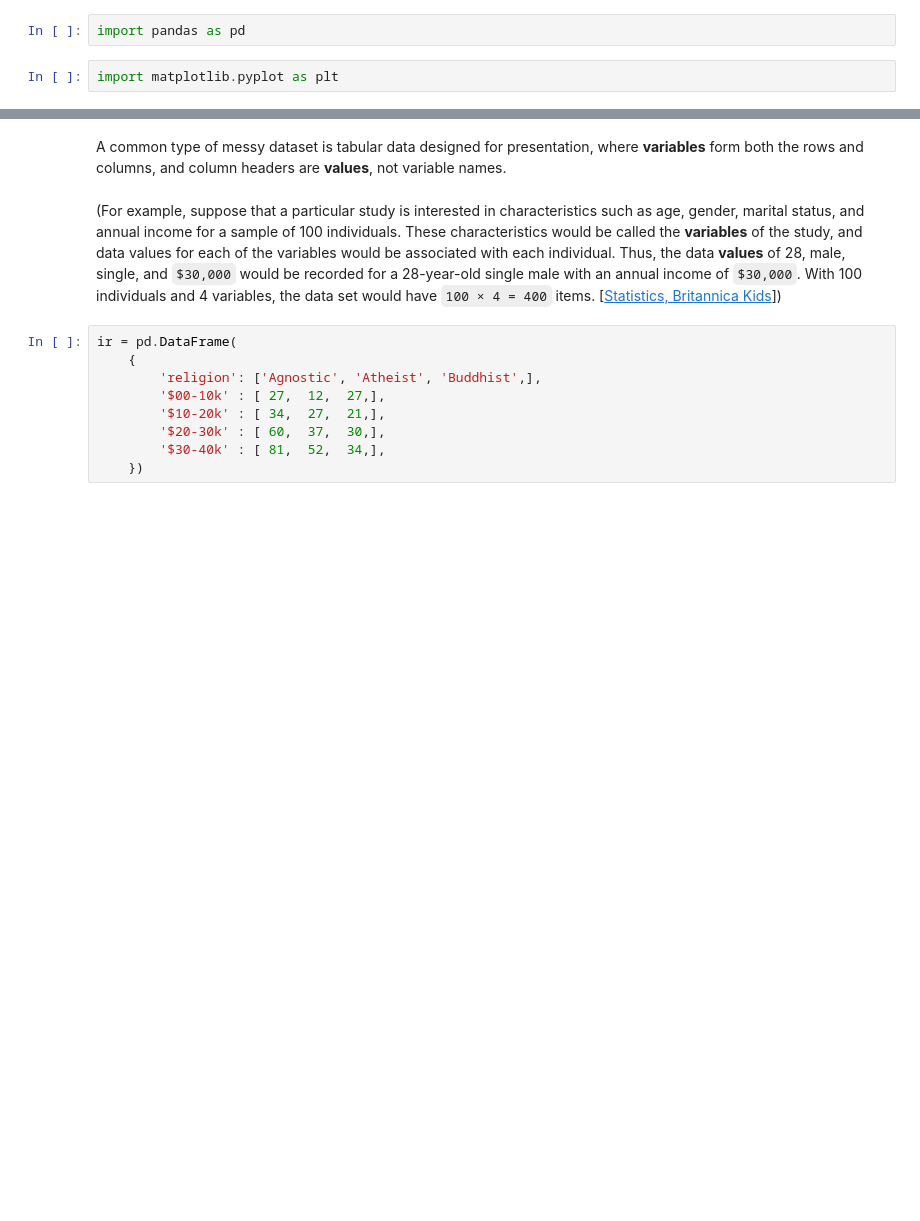
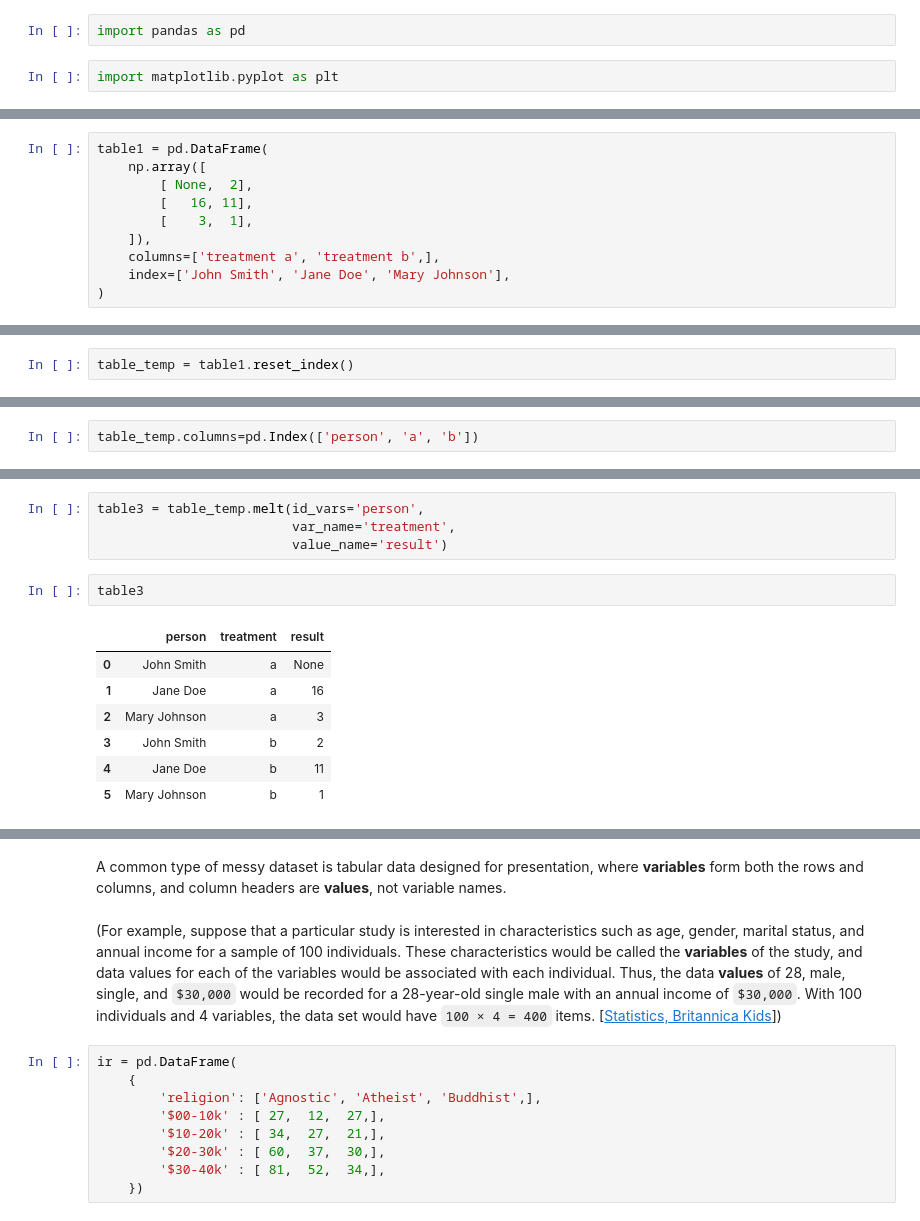
Before and after one commit to toshiro-en-miyamoto/dsci, a Jupyter notebook: basics/tidying-data.ipynb, the cells around one changed output, grey strips where cells are left out. Saved outputs shown, nothing was run; the diff lists cells and outputs as text; blank space fills up the shorter version.

Commit message:
defining tidy data

```diff
--- a/basics/tidying1.ipynb
+++ b/basics/tidying-data.ipynb
@@ -8,0 +17,10 @@ import matplotlib.pyplot as plt
+# %%
+table1 = pd.DataFrame(
+    np.array([
+        [ None,  2],
+        [   16, 11],
+        [    3,  1],
+    ]),
+    columns=['treatment a', 'treatment b',],
+    index=['John Smith', 'Jane Doe', 'Mary Johnson'],
+)
@@ -8,0 +50,2 @@ import matplotlib.pyplot as plt
+# %%
+table_temp = table1.reset_index()
@@ -8,0 +59,2 @@ import matplotlib.pyplot as plt
+# %%
+table_temp.columns=pd.Index(['person', 'a', 'b'])
@@ -8,0 +68,14 @@ import matplotlib.pyplot as plt
+# %%
+table3 = table_temp.melt(id_vars='person',
+                         var_name='treatment',
+                         value_name='result')
+# %%
+table3
+# %% [output]
+|  | person | treatment | result |
+| 0 | John Smith | a | None |
+| 1 | Jane Doe | a | 16 |
+| 2 | Mary Johnson | a | 3 |
+| 3 | John Smith | b | 2 |
+| 4 | Jane Doe | b | 11 |
+| 5 | Mary Johnson | b | 1 |
```
Also changed, not shown: parts of 17 cells of this notebook.
